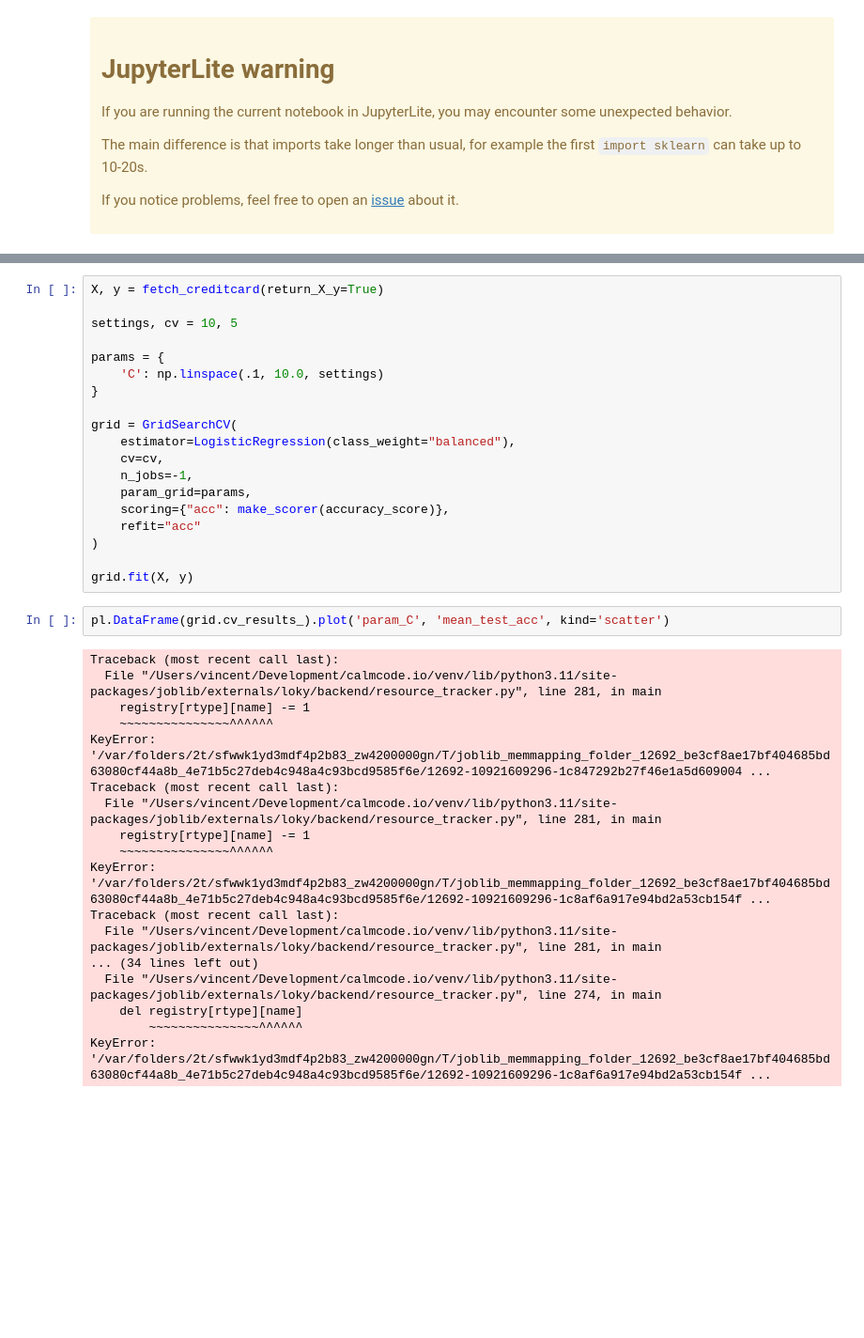
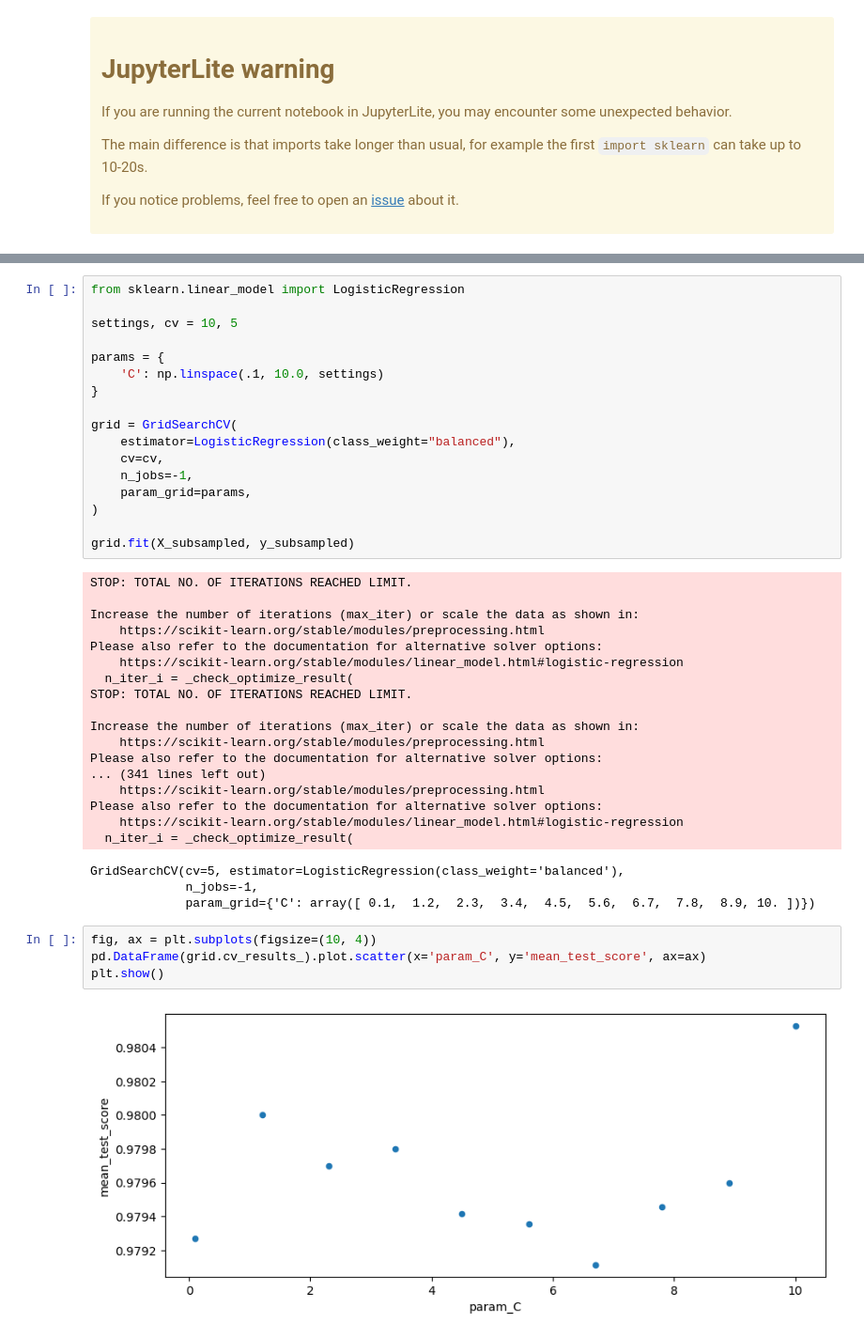
Before and after one commit to probabl-ai/youtube-appendix, a Jupyter notebook: 12-curse/optimizers-curse.ipynb, the cells around one changed output, grey strips where cells are left out. Shown at 94% size. Cells and saved outputs as stored; diff of their text form; blank space fills up the shorter version.

```diff
--- a/12-curse/optimizers-curse.ipynb
+++ b/12-curse/optimizers-curse.ipynb
@@ -67,5 +75,5 @@ from sklearn.metrics import make_scorer, accuracy_score
 # %%
-X, y = fetch_creditcard(return_X_y=True)
+from sklearn.linear_model import LogisticRegression
 
 settings, cv = 10, 5
 
@@ -78,29 +86,34 @@ grid = GridSearchCV(
     cv=cv,
     n_jobs=-1,
     param_grid=params,
-    scoring={"acc": make_scorer(accuracy_score)},
-    refit="acc"
 )
 
-grid.fit(X, y)
+grid.fit(X_subsampled, y_subsampled)
+# %% [output]
+STOP: TOTAL NO. OF ITERATIONS REACHED LIMIT.
+
+Increase the number of iterations (max_iter) or scale the data as shown in:
+    https://scikit-learn.org/stable/modules/preprocessing.html
+Please also refer to the documentation for alternative solver options:
+    https://scikit-learn.org/stable/modules/linear_model.html#logistic-regression
+  n_iter_i = _check_optimize_result(
+STOP: TOTAL NO. OF ITERATIONS REACHED LIMIT.
+
+Increase the number of iterations (max_iter) or scale the data as shown in:
+    https://scikit-learn.org/stable/modules/preprocessing.html
+Please also refer to the documentation for alternative solver options:
+... (341 lines left out)
+    https://scikit-learn.org/stable/modules/preprocessing.html
+Please also refer to the documentation for alternative solver options:
+    https://scikit-learn.org/stable/modules/linear_model.html#logistic-regression
+  n_iter_i = _check_optimize_result(
+GridSearchCV(cv=5, estimator=LogisticRegression(class_weight='balanced'),
+             n_jobs=-1,
+             param_grid={'C': array([ 0.1,  1.2,  2.3,  3.4,  4.5,  5.6,  6.7,  7.8,  8.9, 10. ])})
 # %%
-pl.DataFrame(grid.cv_results_).plot('param_C', 'mean_test_acc', kind='scatter')
+fig, ax = plt.subplots(figsize=(10, 4))
+pd.DataFrame(grid.cv_results_).plot.scatter(x='param_C', y='mean_test_score', ax=ax)
+plt.show()
 # %% [output]
-Traceback (most recent call last):
-  File "/Users/vincent/Development/calmcode.io/venv/lib/python3.11/site-packages/joblib/externals/loky/backend/resource_tracker.py", line 281, in main
-    registry[rtype][name] -= 1
-    ~~~~~~~~~~~~~~~^^^^^^
-KeyError: '/var/folders/2t/sfwwk1yd3mdf4p2b83_zw4200000gn/T/joblib_memmapping_folder_12692_be3cf8ae17bf404685bd63080cf44a8b_4e71b5c27deb4c948a4c93bcd9585f6e/12692-10921609296-1c847292b27f46e1a5d609004 ...
-Traceback (most recent call last):
-  File "/Users/vincent/Development/calmcode.io/venv/lib/python3.11/site-packages/joblib/externals/loky/backend/resource_tracker.py", line 281, in main
-    registry[rtype][name] -= 1
-    ~~~~~~~~~~~~~~~^^^^^^
-KeyError: '/var/folders/2t/sfwwk1yd3mdf4p2b83_zw4200000gn/T/joblib_memmapping_folder_12692_be3cf8ae17bf404685bd63080cf44a8b_4e71b5c27deb4c948a4c93bcd9585f6e/12692-10921609296-1c8af6a917e94bd2a53cb154f ...
-Traceback (most recent call last):
-  File "/Users/vincent/Development/calmcode.io/venv/lib/python3.11/site-packages/joblib/externals/loky/backend/resource_tracker.py", line 281, in main
-... (34 lines left out)
-  File "/Users/vincent/Development/calmcode.io/venv/lib/python3.11/site-packages/joblib/externals/loky/backend/resource_tracker.py", line 274, in main
-    del registry[rtype][name]
-        ~~~~~~~~~~~~~~~^^^^^^
-KeyError: '/var/folders/2t/sfwwk1yd3mdf4p2b83_zw4200000gn/T/joblib_memmapping_folder_12692_be3cf8ae17bf404685bd63080cf44a8b_4e71b5c27deb4c948a4c93bcd9585f6e/12692-10921609296-1c8af6a917e94bd2a53cb154f ...
+[figure, added]
 # %%
```
Also changed, not shown: parts of 10 cells of this notebook.
